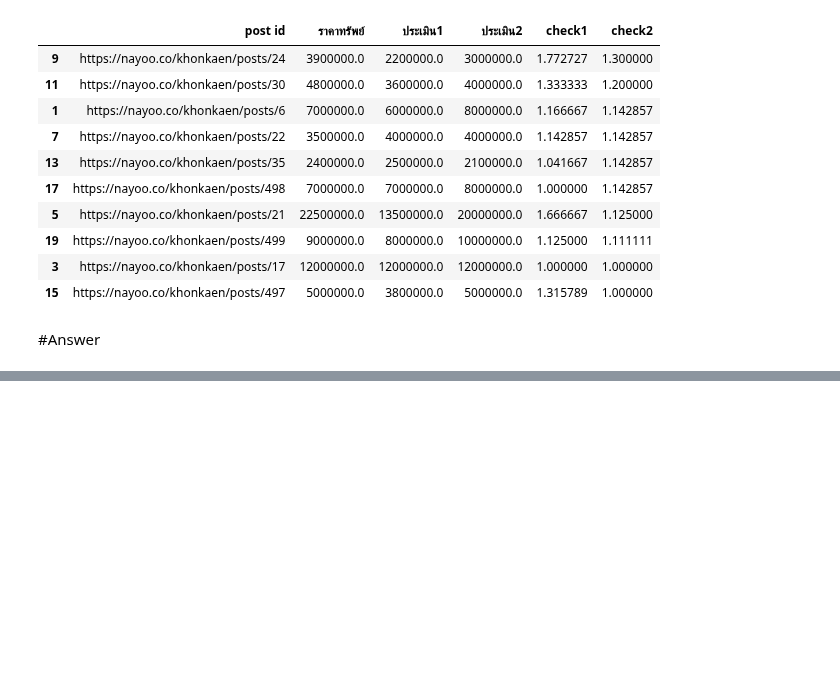
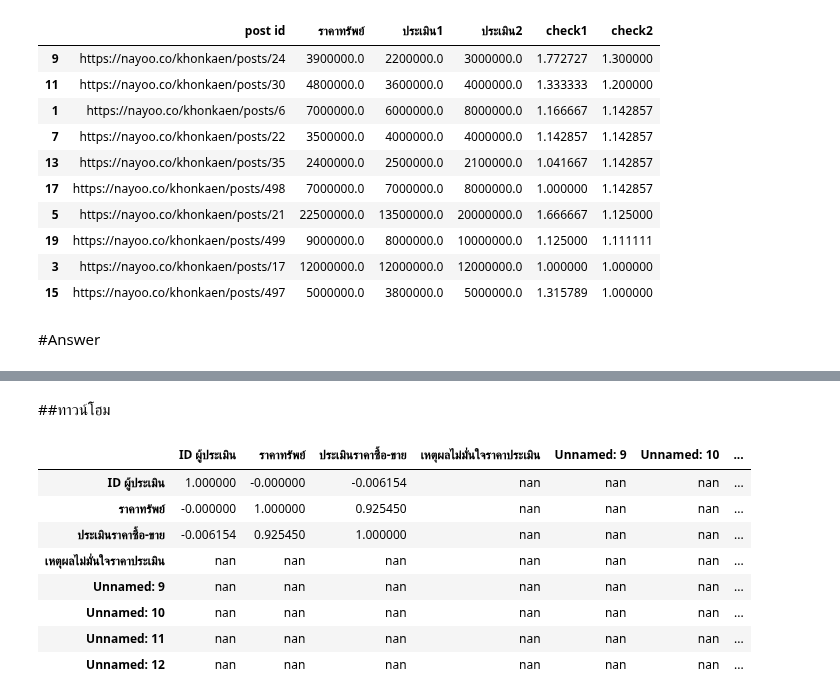
Before and after one commit to nxxk23/bsc_dpdm22, a Jupyter notebook: [dataprep1]property_estimator.ipynb, the cells around one changed output, grey strips where cells are left out. Cells and saved outputs as stored; diff of their text form; code cells hidden in the pictures; blank space fills up the shorter version.

```diff
--- a/[dataprep1]property_estimator.ipynb
+++ b/[dataprep1]property_estimator.ipynb
@@ -1488,0 +1516,16 @@ df
+# %% [markdown]
+##ทาวน์โฮม
+# %%
+import pandas as pd
+townhome = pd.read_excel(f'https://docs.google.com/spreadsheets/d/1jIF55aFmr8rqqK7dBMXoyA71TWlHdIiiQAa0p1Dr794/export?format=xlsx', sheet_name ='ทาวน์โฮม')
+townhome.corr().style.background_gradient(cmap="Greens")
+# %% [output]
+|  | ID ผู้ประเมิน | ราคาทรัพย์ | ประเมินราคาซื้อ-ขาย | เหตุผลไม่มั่นใจราคาประเมิน | Unnamed: 9 | Unnamed: 10 | ... |
+| ID ผู้ประเมิน | 1.000000 | -0.000000 | -0.006154 | nan | nan | nan | ... |
+| ราคาทรัพย์ | -0.000000 | 1.000000 | 0.925450 | nan | nan | nan | ... |
+| ประเมินราคาซื้อ-ขาย | -0.006154 | 0.925450 | 1.000000 | nan | nan | nan | ... |
+| เหตุผลไม่มั่นใจราคาประเมิน | nan | nan | nan | nan | nan | nan | ... |
+| Unnamed: 9 | nan | nan | nan | nan | nan | nan | ... |
+| Unnamed: 10 | nan | nan | nan | nan | nan | nan | ... |
+| Unnamed: 11 | nan | nan | nan | nan | nan | nan | ... |
+| Unnamed: 12 | nan | nan | nan | nan | nan | nan | ... |
```
Also changed, not shown: parts of 12 cells of this notebook.
